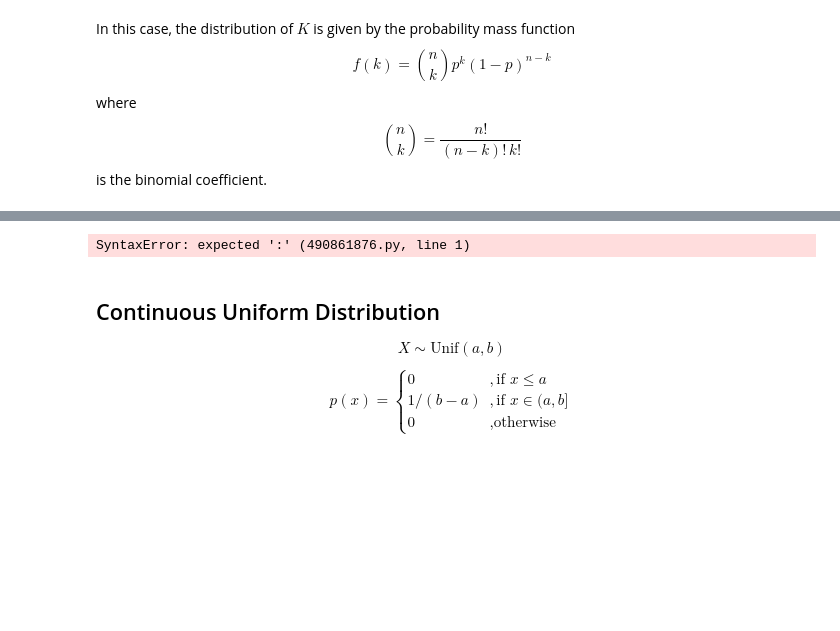
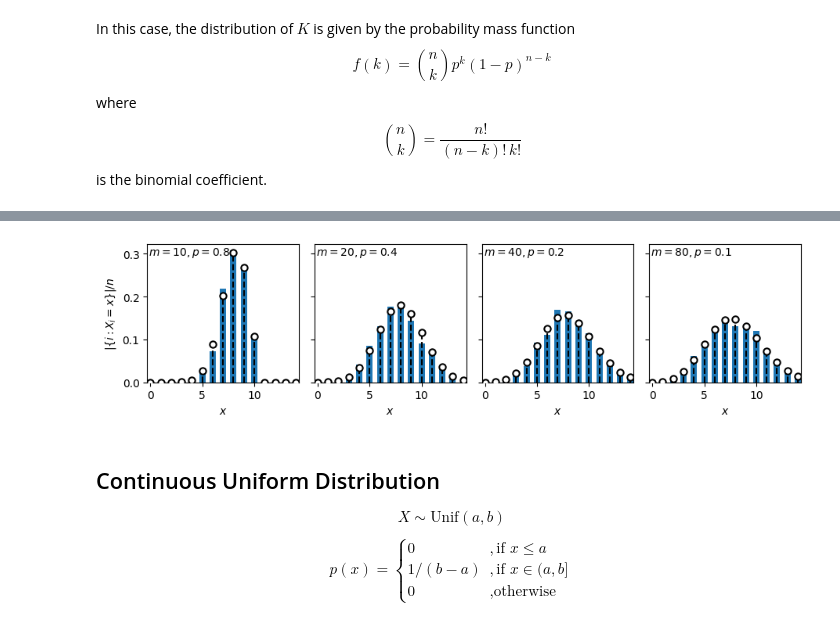
Before and after one commit to marioboley/Uni-Haifa-214.4312-Code, a Jupyter notebook: A2_distributions.ipynb, the cells around one changed output, grey strips where cells are left out. Cells and saved outputs as stored; diff of their text form; code cells hidden in the pictures; blank space fills up the shorter version.

```diff
--- a/A2_distributions.ipynb
+++ b/A2_distributions.ipynb
@@ -80,10 +75,15 @@ plt.show()
 # %%
-for i, n in enumerate()
-for m, p in zip([20, 200, 2000], [0.2, 0.02, 0.002]):
-    y = rng.binomial(m, p, size=[100, 100, 100])
-y
+from plotting import apply
+
+ms = np.array([10, 20, 40, 80])
+ps = np.array([0.8, 0.4, 0.2, 0.1])
+samples = rng.binomial(ms.reshape(1, len(ms), 1), ps.reshape(1, len(ms), 1), size=(1, len(ms), 1000))
+
+intitles = np.array([f'$m={ms[i]}, p={ps[i]}$' for i in range(len(ms))])
+fig, ax = subplotgrid('$x$', r'$|\{i: X_i = x\}|/n$', intitles=intitles, subplotsize=(2.3, 2.5))
+apply(histo_int, ax, samples, 0, 14, pmf=np.array([[binom_pmf(ms[i], ps[i]) for i in range(len(ms))]]))
 # %% [output]
-SyntaxError: expected ':' (490861876.py, line 1)
+[figure, added]
 # %% [markdown]
 ## Continuous Uniform Distribution
 
```
Also changed, not shown: parts of 9 cells of this notebook, 1 other file.
